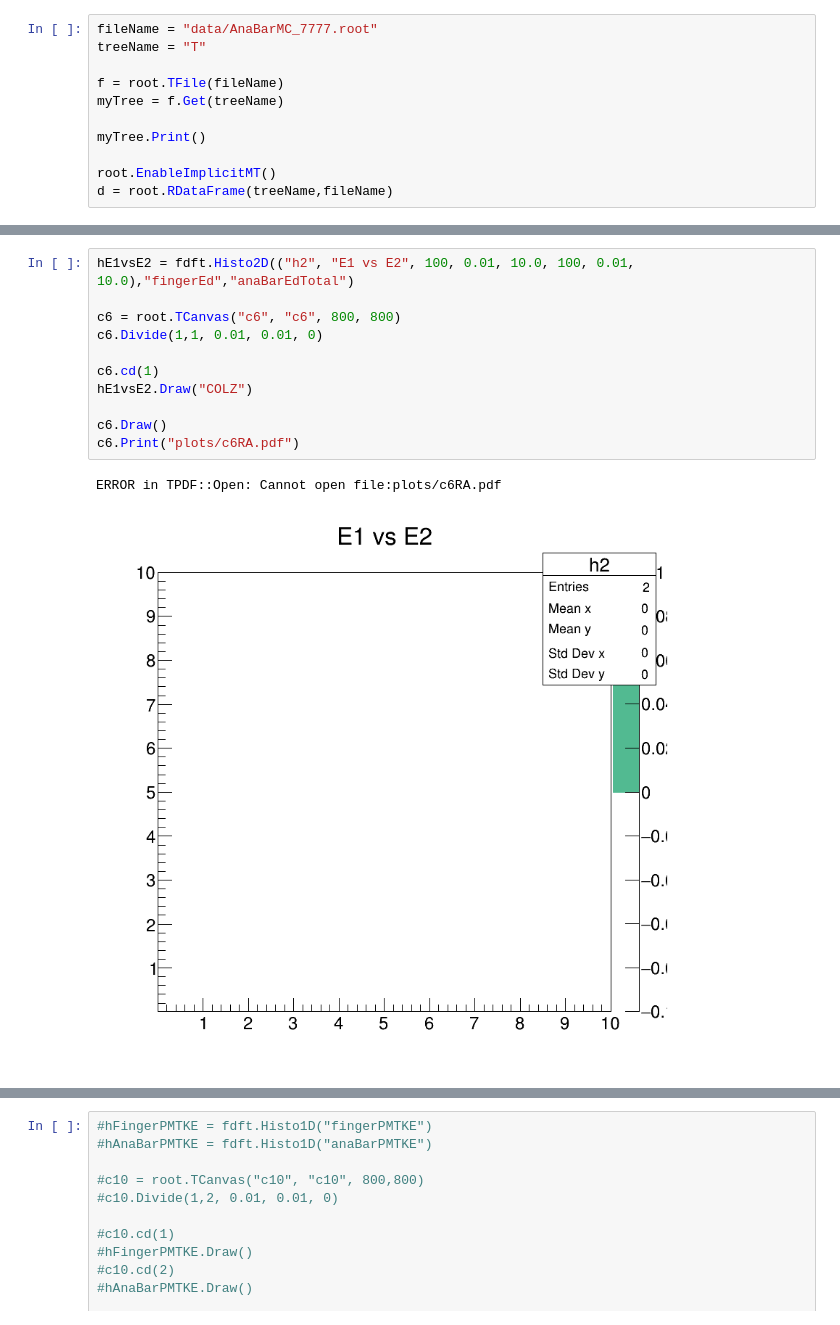
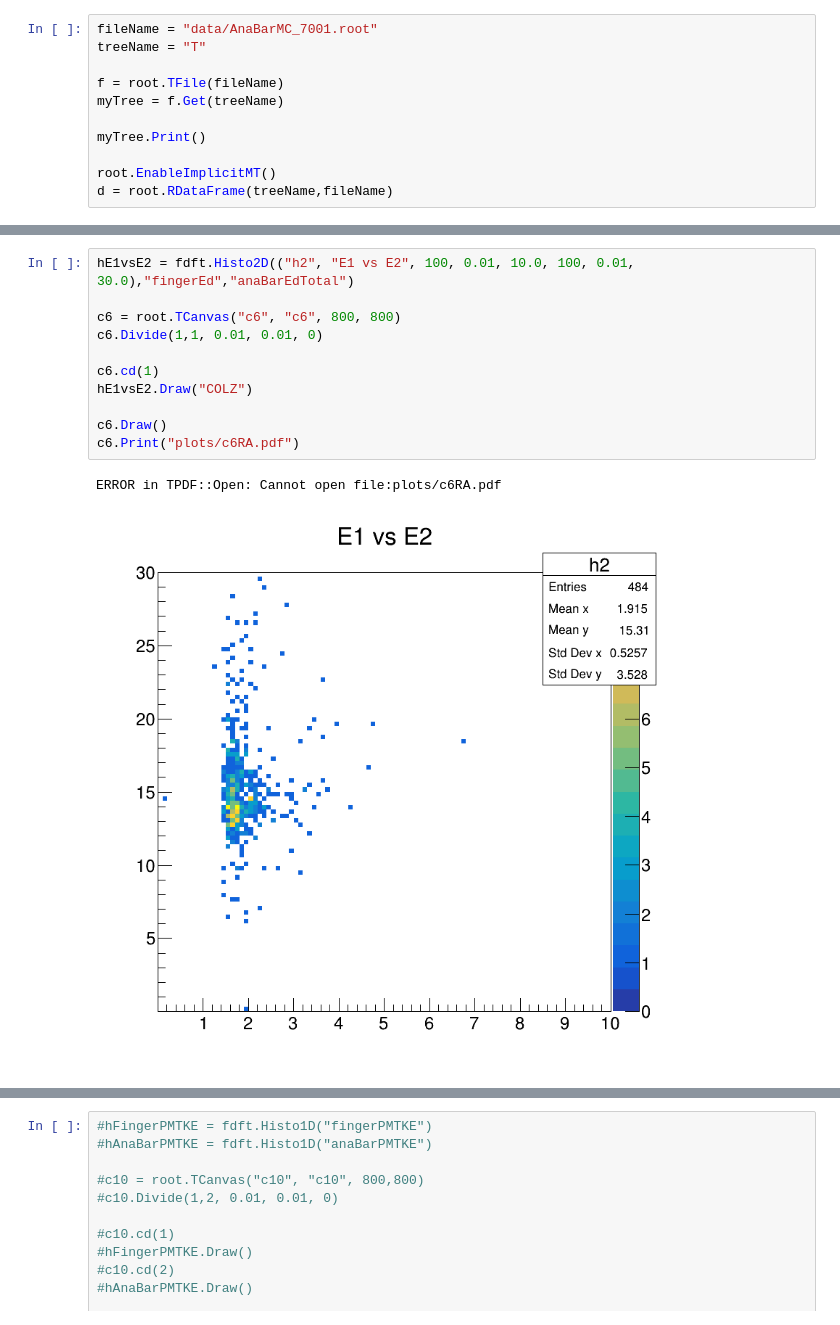
Before and after one commit to chapatilasers/AnaBarMC, a Jupyter notebook: AnalyseSignalsRDataFrame.ipynb, the cells around one changed output, grey strips where cells are left out. Saved outputs shown, nothing was run; the diff lists cells and outputs as text.

```diff
--- a/AnalyseSignalsRDataFrame.ipynb
+++ b/AnalyseSignalsRDataFrame.ipynb
@@ -11,5 +9,5 @@ Welcome to JupyROOT 6.26/06
 # %%
-fileName = "data/AnaBarMC_7777.root"
+fileName = "data/AnaBarMC_7001.root"
 treeName = "T"
 
 f = root.TFile(fileName)
@@ -749,16 +696,16 @@ Error in <TPad::RangeAxis>: illegal axis coordinates range: xmin=0.000000, ymin=
 # %%
-hE1vsE2 = fdft.Histo2D(("h2", "E1 vs E2", 100, 0.01, 10.0, 100, 0.01, 10.0),"fingerEd","anaBarEdTotal")
+hE1vsE2 = fdft.Histo2D(("h2", "E1 vs E2", 100, 0.01, 10.0, 100, 0.01, 30.0),"fingerEd","anaBarEdTotal")
 
 c6 = root.TCanvas("c6", "c6", 800, 800)
 c6.Divide(1,1, 0.01, 0.01, 0)
 
 c6.cd(1)
 hE1vsE2.Draw("COLZ")
 
 c6.Draw()
 c6.Print("plots/c6RA.pdf")
 # %% [output]
 ERROR in TPDF::Open: Cannot open file:plots/c6RA.pdf
-[figure, old version]
+[figure, new version]
 # %%
 hFinger_Edep_vs_Nphot = fdft.Filter("trigger2").Histo2D(("h3", "Finger Edep vs Nphot", 100, 0.01, 250.0, 100, 0.01, 10.0),"fingerPMTNPhotons","fingerEd")
```
Also changed, not shown: parts of 19 cells of this notebook.
